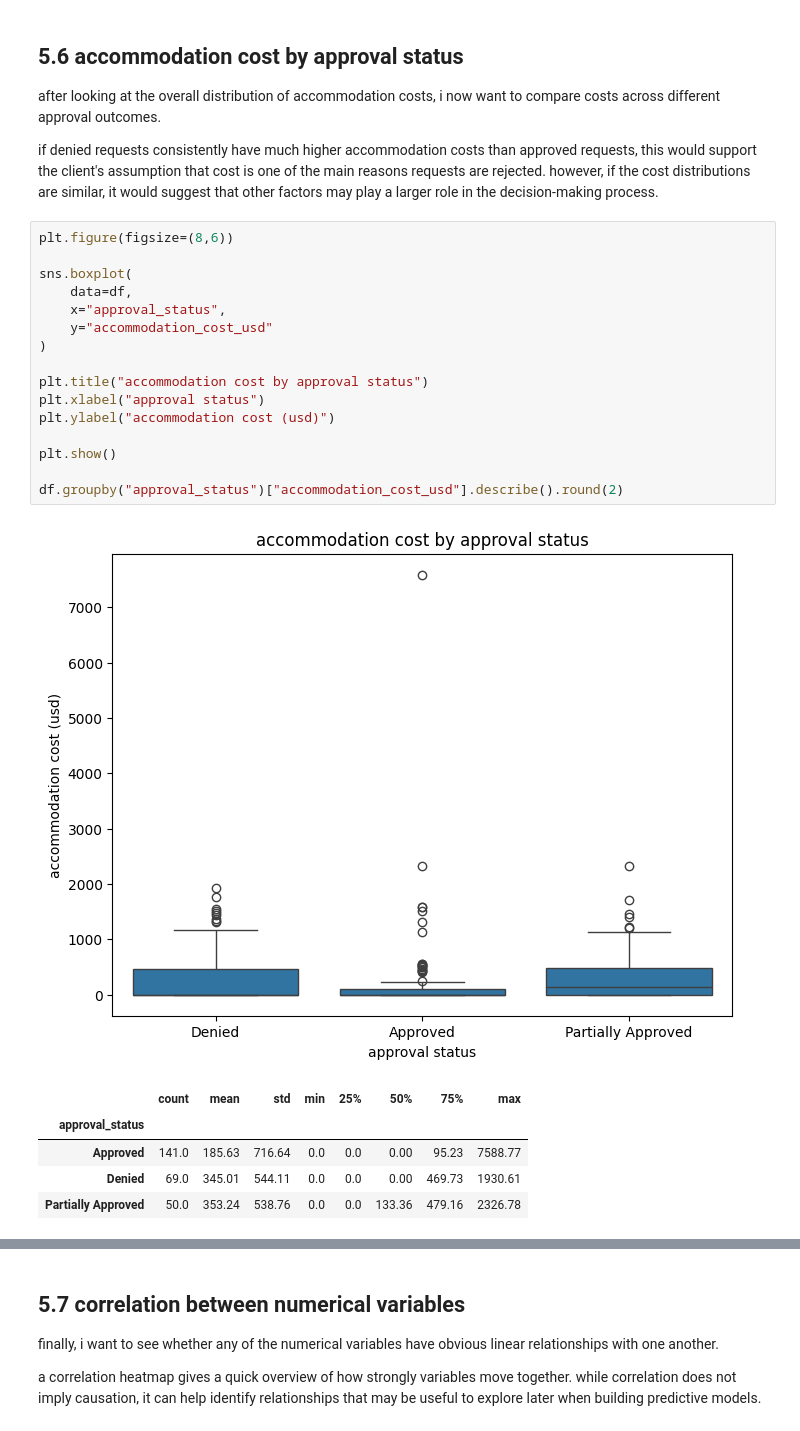
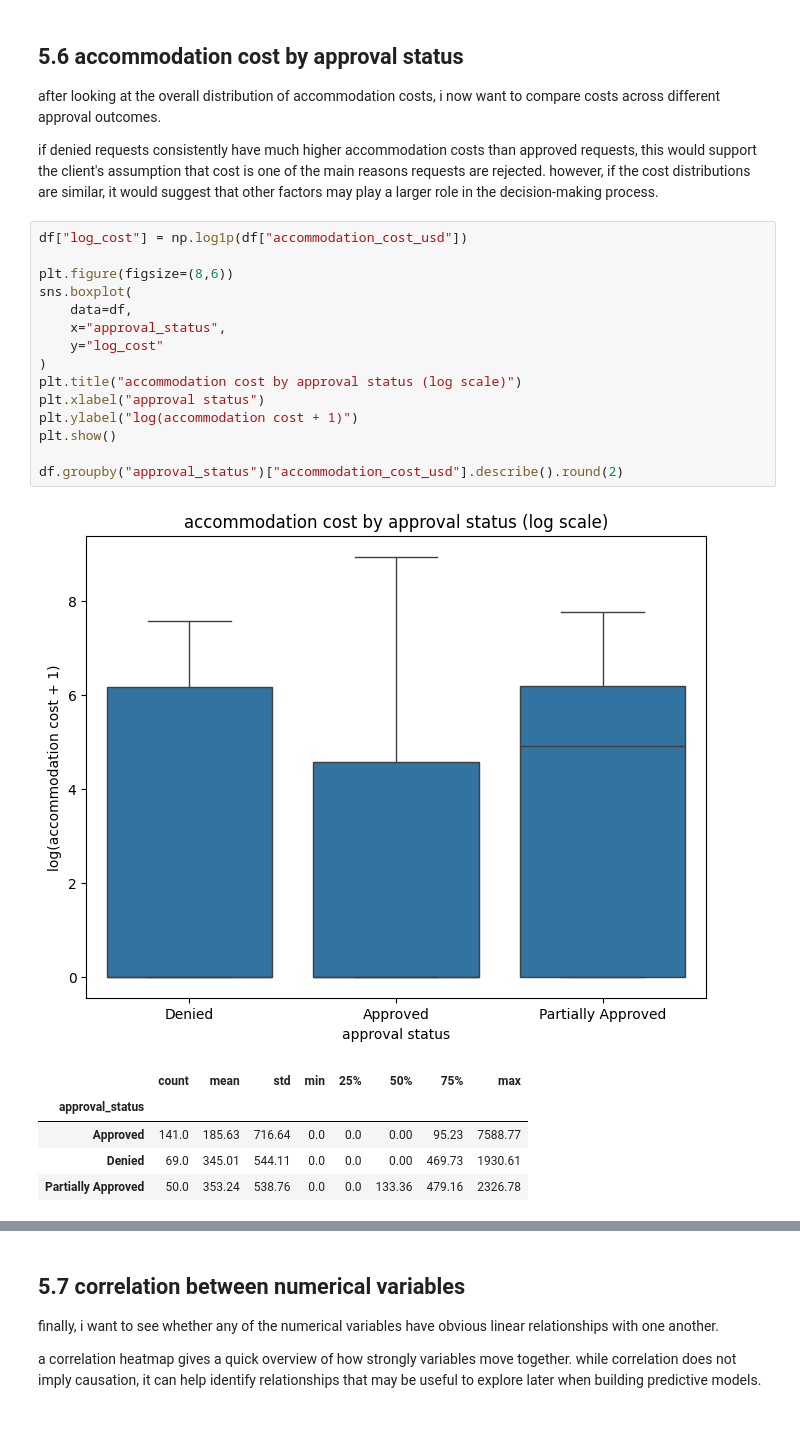
Before and after one commit to MSagri05/IAT461-Final-Project, a Jupyter notebook: workplace_accommodation_analysis.ipynb, the cells around one changed output, grey strips where cells are left out. Cells and saved outputs as stored; diff of their text form.

```diff
--- a/workplace_accommodation_analysis.ipynb
+++ b/workplace_accommodation_analysis.ipynb
@@ -498,23 +498,22 @@ after looking at the overall distribution of accommodation costs, i now want to
 
 if denied requests consistently have much higher accommodation costs than approved requests, this would support the client's assumption that cost is one of the main reasons requests are rejected. however, if the cost distributions are similar, it would suggest that other factors may play a larger role in the decision-making process.
 # %%
+df["log_cost"] = np.log1p(df["accommodation_cost_usd"])
+
 plt.figure(figsize=(8,6))
-
 sns.boxplot(
     data=df,
     x="approval_status",
-    y="accommodation_cost_usd"
+    y="log_cost"
 )
-
-plt.title("accommodation cost by approval status")
+plt.title("accommodation cost by approval status (log scale)")
 plt.xlabel("approval status")
-plt.ylabel("accommodation cost (usd)")
-
+plt.ylabel("log(accommodation cost + 1)")
 plt.show()
 
 df.groupby("approval_status")["accommodation_cost_usd"].describe().round(2)
 # %% [output]
-[figure, old version]
+[figure, new version]
 |  | count | mean | std | min | 25% | 50% | 75% | max |
 | approval_status |  |  |  |  |  |  |  |  |
 | Approved | 141.0 | 185.63 | 716.64 | 0.0 | 0.0 | 0.00 | 95.23 | 7588.77 |
```
Also changed, not shown: parts of 4 cells of this notebook.
